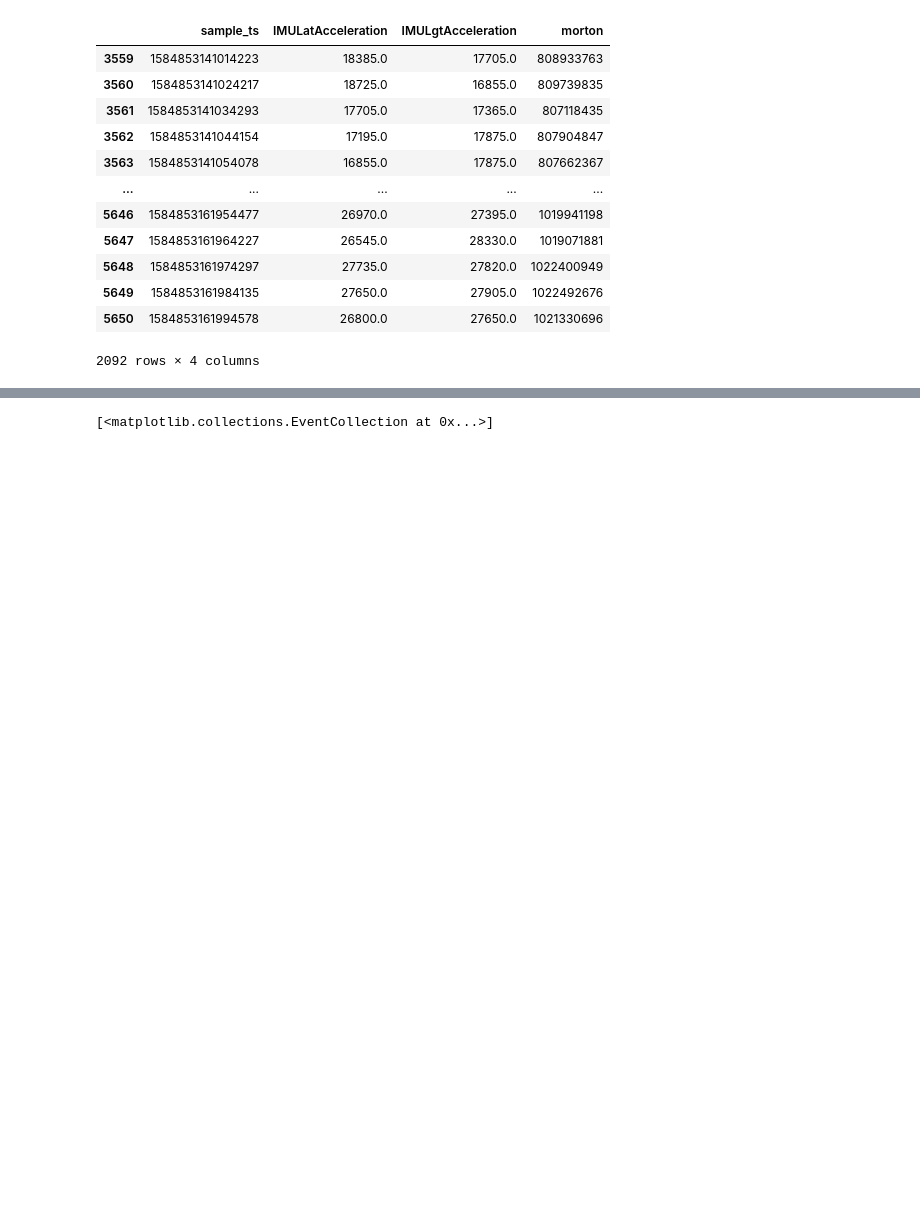
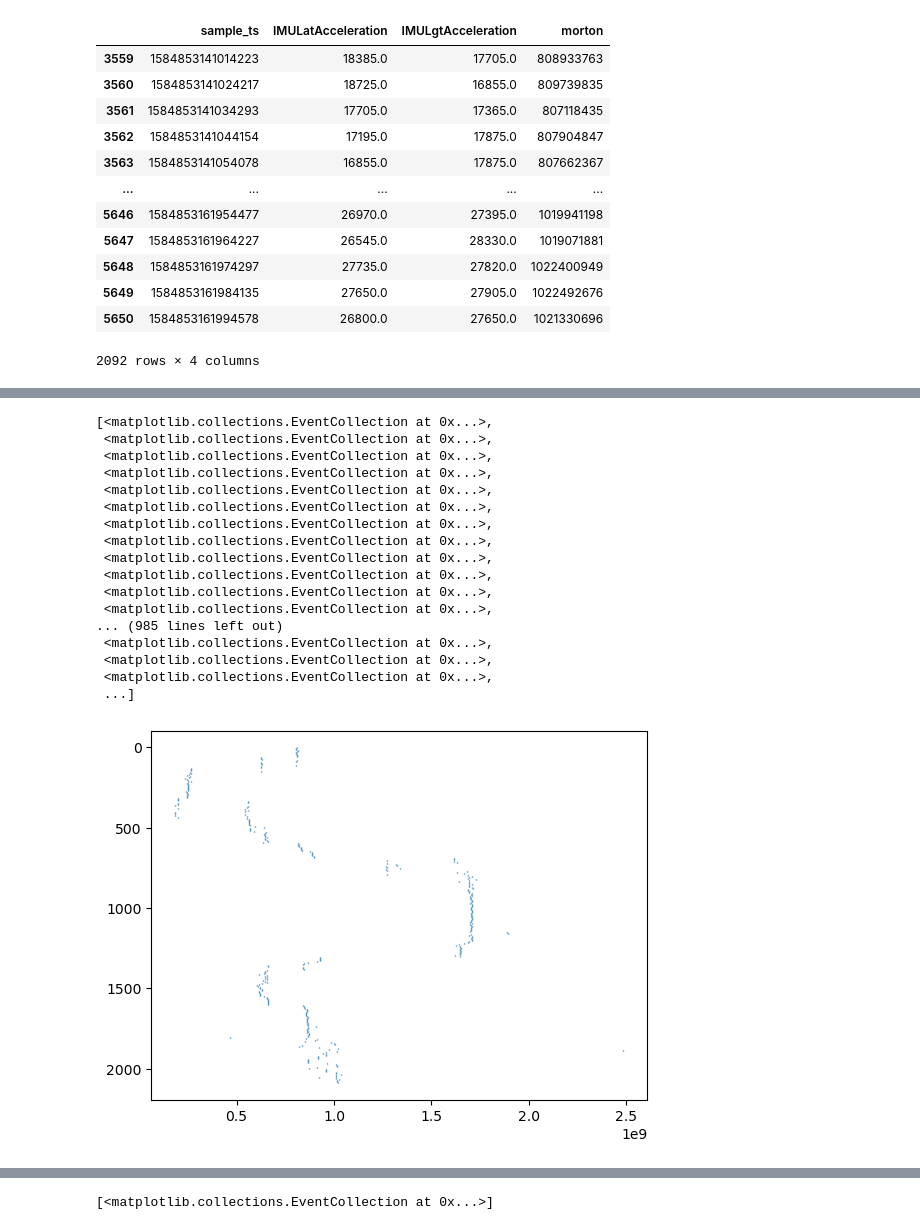
Before and after one commit to Marble879/SFC_scripts, a Jupyter notebook: SnowFox scripts/CSP_Plot_on_TS.ipynb, the cells around one changed output, grey strips where cells are left out. Saved outputs shown, nothing was run; the diff lists cells and outputs as text; code cells hidden in the pictures; blank space fills up the shorter version.

```diff
--- a/SnowFox scripts/CSP_Plot_on_TS.ipynb
+++ b/SnowFox scripts/CSP_Plot_on_TS.ipynb
@@ -66 +66,27 @@ Diagramm incomming...
+# %%
+df_morton_ts= df.loc[:,['sample_ts','morton']]
+
+df_result= df_morton_ts.copy()
+df_demo=df_result.iloc[:,1:]
+plt.gca().invert_yaxis()
+plt.eventplot(df_demo.values.tolist(),orientation='horizontal',lineoffsets=1,linelengths=1,linewidths=1)
+# %% [output]
+[<matplotlib.collections.EventCollection at 0x...>,
+ <matplotlib.collections.EventCollection at 0x...>,
+ <matplotlib.collections.EventCollection at 0x...>,
+ <matplotlib.collections.EventCollection at 0x...>,
+ <matplotlib.collections.EventCollection at 0x...>,
+ <matplotlib.collections.EventCollection at 0x...>,
+ <matplotlib.collections.EventCollection at 0x...>,
+ <matplotlib.collections.EventCollection at 0x...>,
+ <matplotlib.collections.EventCollection at 0x...>,
+ <matplotlib.collections.EventCollection at 0x...>,
+ <matplotlib.collections.EventCollection at 0x...>,
+ <matplotlib.collections.EventCollection at 0x...>,
+... (985 lines left out)
+ <matplotlib.collections.EventCollection at 0x...>,
+ <matplotlib.collections.EventCollection at 0x...>,
+ <matplotlib.collections.EventCollection at 0x...>,
+ ...]
+[figure, added]
 # %%
```
Also changed, not shown: parts of 3 cells of this notebook.
